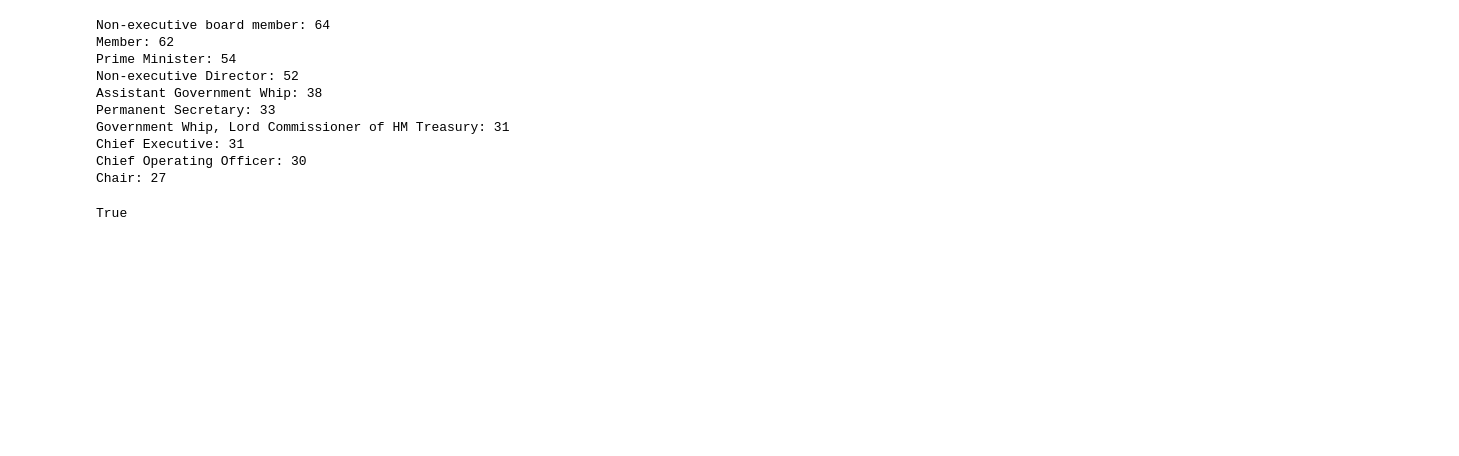
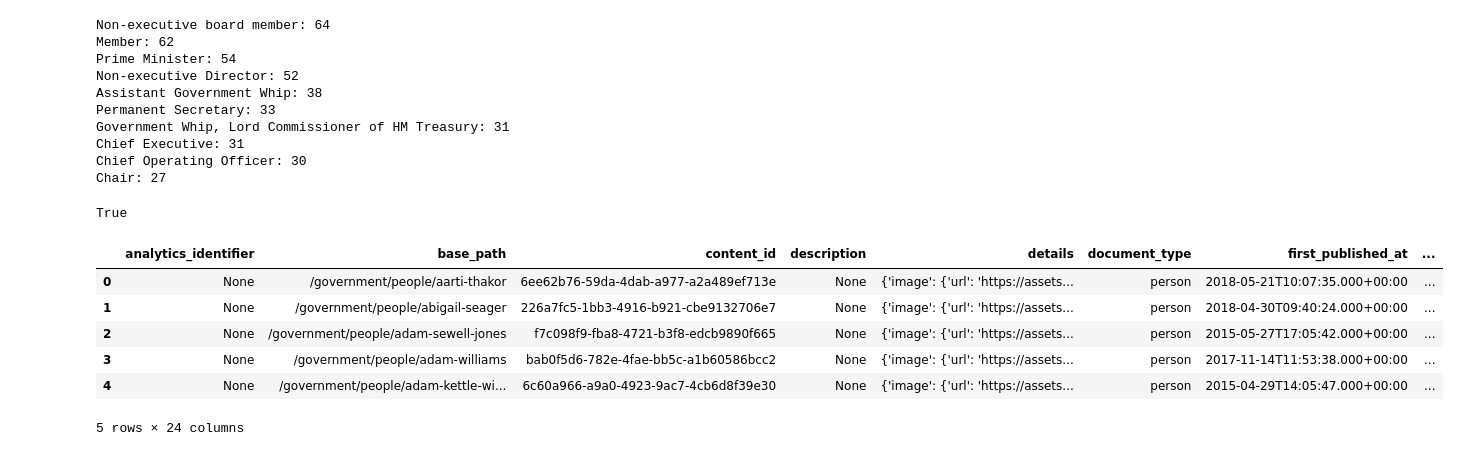
Before and after one commit to nogtini/govuk-knowledge-graph, a Jupyter notebook: notebooks/data_extract/extract_metadata_from_content_api.ipynb, the cells around one changed output. Drawn from its saved outputs; the diff is of its cells as text; code cells hidden in the pictures; blank space fills up the shorter version.

```diff
--- a/notebooks/data_extract/extract_metadata_from_content_api.ipynb
+++ b/notebooks/data_extract/extract_metadata_from_content_api.ipynb
@@ -251,0 +263,10 @@ True
+# %%
+df.head()
+# %% [output]
+|  | analytics_identifier | base_path | content_id | description | details | document_type | first_published_at | ... |
+| 0 | None | /government/people/aarti-thakor | 6ee62b76-59da-4dab-a977-a2a489ef713e | None | {'image': {'url': 'https://assets... | person | 2018-05-21T10:07:35.000+00:00 | ... |
+| 1 | None | /government/people/abigail-seager | 226a7fc5-1bb3-4916-b921-cbe9132706e7 | None | {'image': {'url': 'https://assets... | person | 2018-04-30T09:40:24.000+00:00 | ... |
+| 2 | None | /government/people/adam-sewell-jones | f7c098f9-fba8-4721-b3f8-edcb9890f665 | None | {'image': {'url': 'https://assets... | person | 2015-05-27T17:05:42.000+00:00 | ... |
+| 3 | None | /government/people/adam-williams | bab0f5d6-782e-4fae-bb5c-a1b60586bcc2 | None | {'image': {'url': 'https://assets... | person | 2017-11-14T11:53:38.000+00:00 | ... |
+| 4 | None | /government/people/adam-kettle-wi... | 6c60a966-a9a0-4923-9ac7-4cb6d8f39e30 | None | {'image': {'url': 'https://assets... | person | 2015-04-29T14:05:47.000+00:00 | ... |
+5 rows × 24 columns
```
Also changed, not shown: parts of 12 cells of this notebook.
